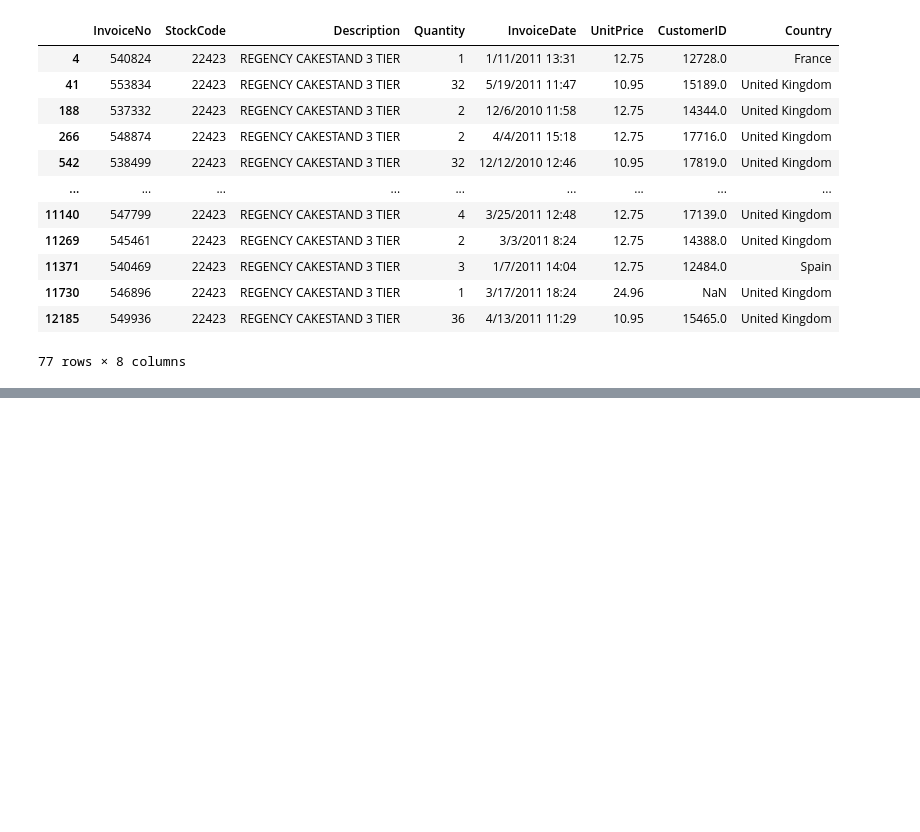
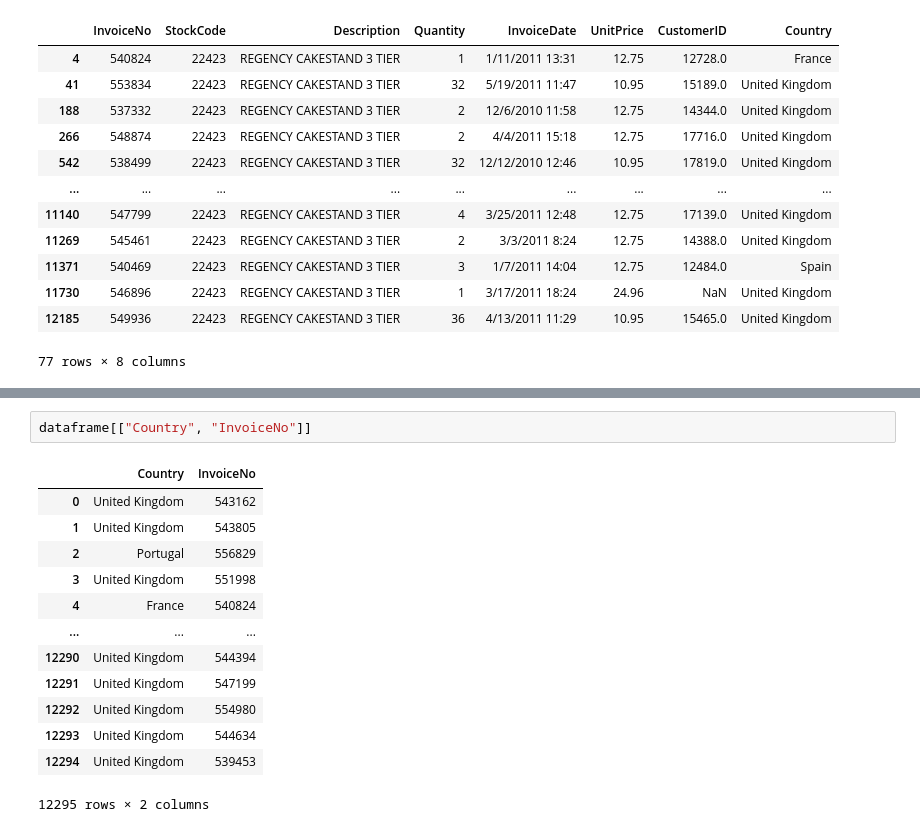
Before and after one commit to DevIA05/1C, a Jupyter notebook: ressource/brouillon/Untitled.ipynb, the cells around one changed output, grey strips where cells are left out. Saved outputs shown, nothing was run; the diff lists cells and outputs as text; blank space fills up the shorter version.

```diff
--- a/ressource/brouillon/Untitled.ipynb
+++ b/ressource/brouillon/Untitled.ipynb
@@ -422,0 +451,16 @@ a = dataframe[dataframe['StockCode']=="22423"]
+# %%
+dataframe[["Country", "InvoiceNo"]]
+# %% [output]
+|  | Country | InvoiceNo |
+| 0 | United Kingdom | 543162 |
+| 1 | United Kingdom | 543805 |
+| 2 | Portugal | 556829 |
+| 3 | United Kingdom | 551998 |
+| 4 | France | 540824 |
+| ... | ... | ... |
+| 12290 | United Kingdom | 544394 |
+| 12291 | United Kingdom | 547199 |
+| 12292 | United Kingdom | 554980 |
+| 12293 | United Kingdom | 544634 |
+| 12294 | United Kingdom | 539453 |
+12295 rows × 2 columns
```
Also changed, not shown: parts of 5 cells of this notebook, 2 other files.
